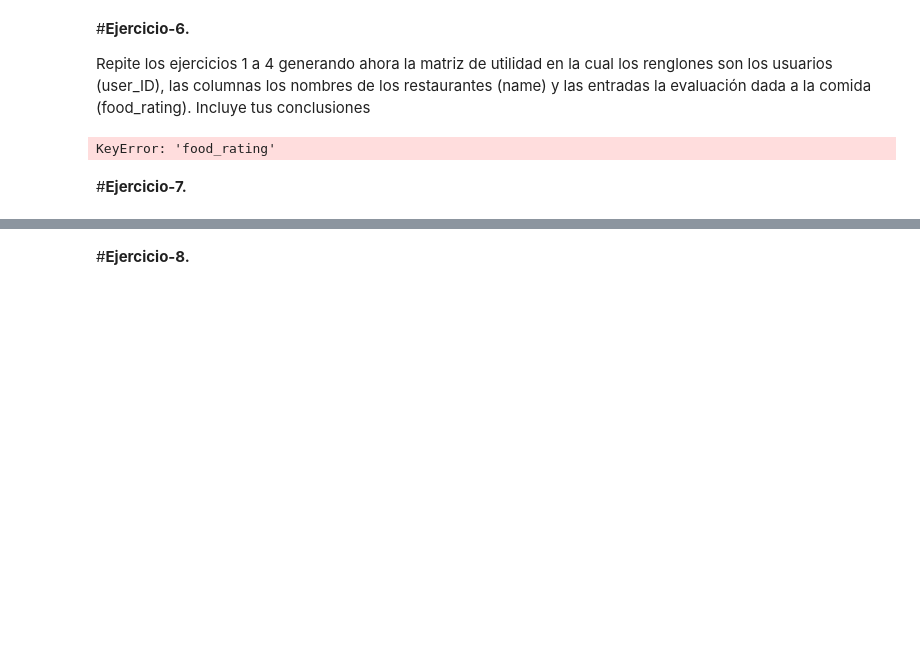
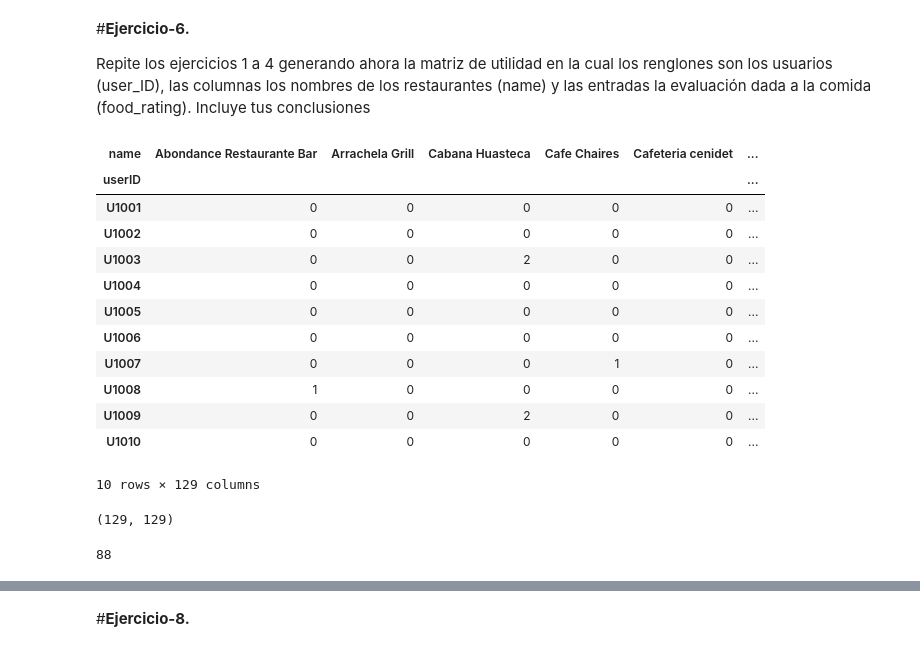
Before and after one commit to PosgradoMNA/IAAEquipo59, a Jupyter notebook: MNA_IAyAA_semana_10_Actividad_Daniel.ipynb, the cells around one changed output, grey strips where cells are left out. Drawn from its saved outputs; the diff is of its cells as text; code cells hidden in the pictures; blank space fills up the shorter version.

```diff
--- a/MNA_IAyAA_semana_10_Actividad_Daniel.ipynb
+++ b/MNA_IAyAA_semana_10_Actividad_Daniel.ipynb
@@ -262,13 +262,3 @@ for i in corr_tacos.argsort()[::-1][:11]:
 Repite los ejercicios 1 a 4 generando ahora la matriz de utilidad en la cual los renglones son los
 usuarios (user_ID), las columnas los nombres de los restaurantes (name) y las entradas la
 evaluación dada a la comida (food_rating). Incluye tus conclusiones
-# %%
-UtMx = df.pivot_table(index='users', columns='names', values='food_rating', fill_value=0)
-# UtMx = df.pivot_table(index='users', columns='names', values='food_rating', fill_value=0)
-#validating Nan values
-# UtMx.isnull().sum().sum()
-# UtMx.head(10)
-# %% [output]
-KeyError: 'food_rating'
-# %% [markdown]
-#**Ejercicio-7.**
@@ -276,0 +265,39 @@ None
+# %%
+df_ratings = pd.read_csv(ratings_url, usecols = ["userID", "placeID", "food_rating"], encoding="latin-1")
+df = pd.merge(df_ratings, df_geoplaces, on = "placeID")
+
+# getting utility matrix using SVD
+UtMx = df.pivot_table(index='userID', columns='name', values='food_rating', fill_value=0)
+UtMx.head(10)
+# %% [output]
+| name | Abondance Restaurante Bar | Arrachela Grill | Cabana Huasteca | Cafe Chaires | Cafeteria cenidet | ... |
+| userID |  |  |  |  |  | ... |
+| U1001 | 0 | 0 | 0 | 0 | 0 | ... |
+| U1002 | 0 | 0 | 0 | 0 | 0 | ... |
+| U1003 | 0 | 0 | 2 | 0 | 0 | ... |
+| U1004 | 0 | 0 | 0 | 0 | 0 | ... |
+| U1005 | 0 | 0 | 0 | 0 | 0 | ... |
+| U1006 | 0 | 0 | 0 | 0 | 0 | ... |
+| U1007 | 0 | 0 | 0 | 1 | 0 | ... |
+| U1008 | 1 | 0 | 0 | 0 | 0 | ... |
+| U1009 | 0 | 0 | 2 | 0 | 0 | ... |
+| U1010 | 0 | 0 | 0 | 0 | 0 | ... |
+10 rows × 129 columns
+# %%
+# SVD
+SVD = TruncatedSVD(n_components=137, random_state=7)
+result = SVD.fit_transform(X)
+result.shape
+
+# Pearon correlation
+corr = np.corrcoef(componentes)
+print(corr.shape)
+
+# getting the top 10 best recommendations for subway place
+names_restaurants = UtMx.columns
+names_restaurants_list = list(names_restaurants)
+subway = names_restaurants_list.index('Subway')
+subway
+# %% [output]
+(129, 129)
+88
```
Also changed, not shown: parts of 8 cells of this notebook.
